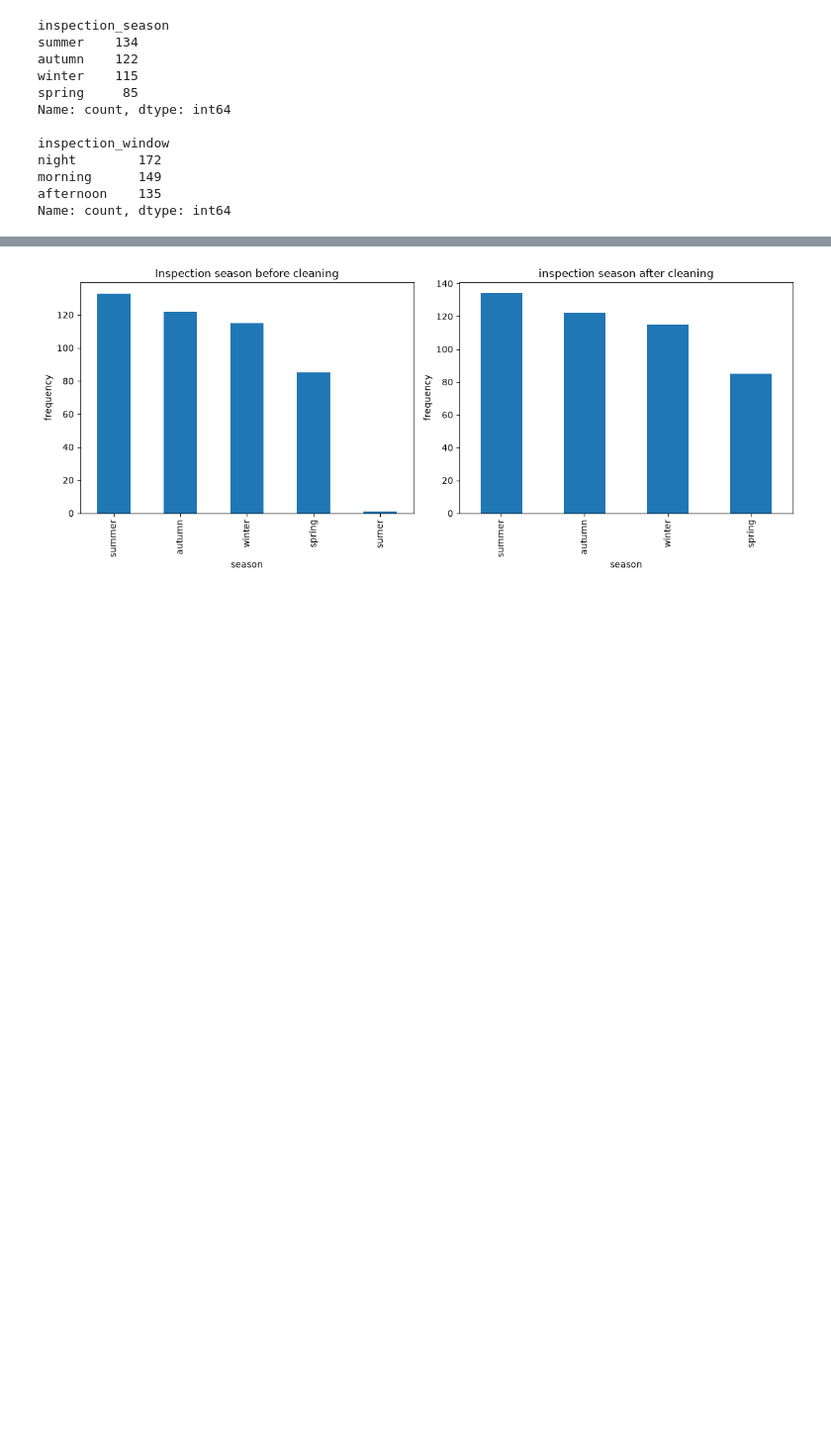
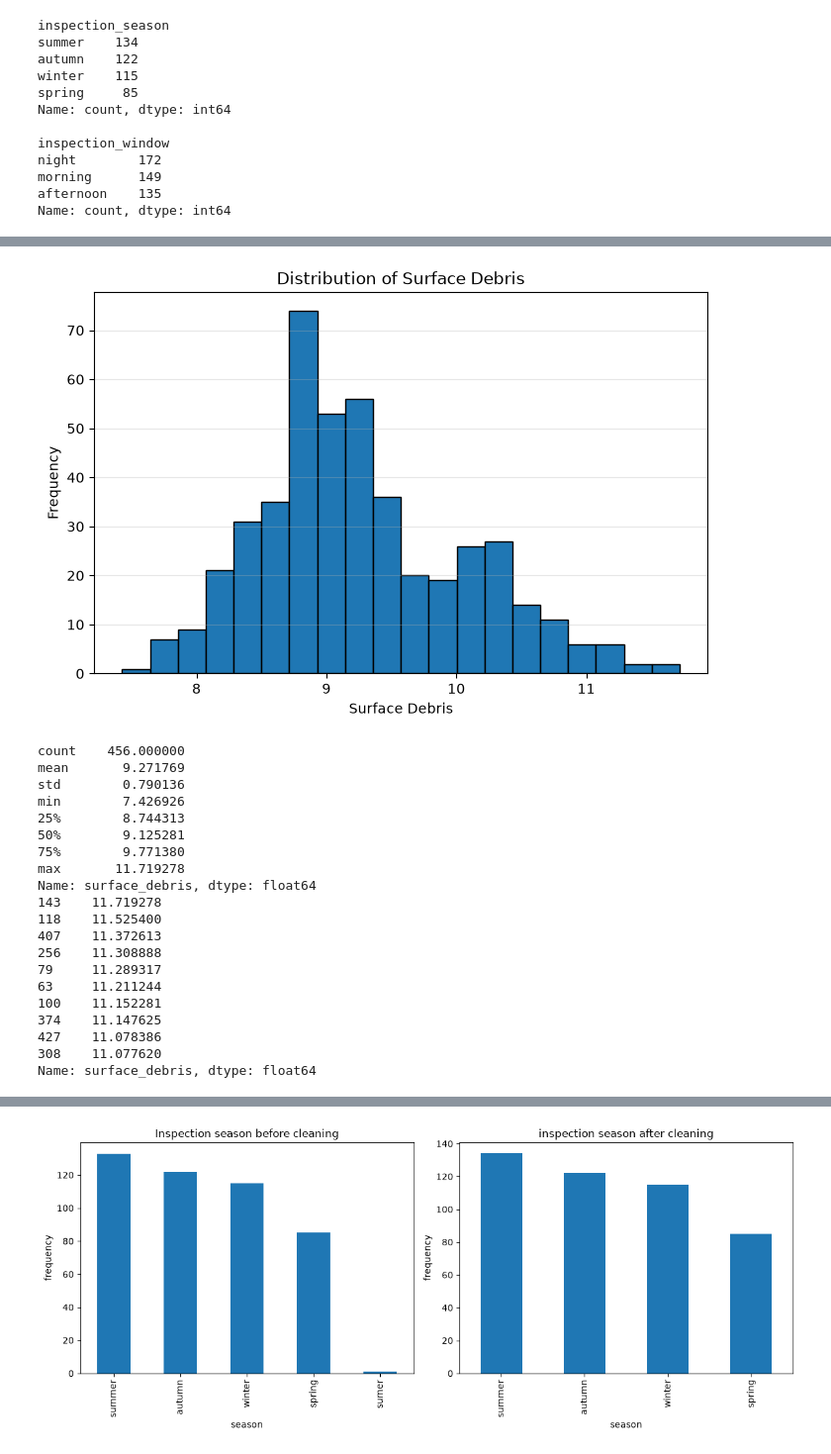
Before and after one commit to GoneVamshi/urban-infrastructure-ml, a Jupyter notebook: notebooks/analysis.ipynb, the cells around one changed output, grey strips where cells are left out. Shown at 99% size. Drawn from its saved outputs; the diff is of its cells as text; code cells hidden in the pictures; blank space fills up the shorter version.

```diff
--- a/notebooks/analysis.ipynb
+++ b/notebooks/analysis.ipynb
@@ -446,0 +631,36 @@ Name: count, dtype: int64
+# %%
+plt.figure(figsize=(8, 5))
+
+plt.hist(df_clean["surface_debris"].dropna(), bins=20, edgecolor="black")
+
+plt.title("Distribution of Surface Debris")
+plt.xlabel("Surface Debris")
+plt.ylabel("Frequency")
+plt.grid(axis="y", alpha=0.3)
+
+plt.show()
+
+print(df_clean["surface_debris"].describe())
+print(df_clean["surface_debris"].nlargest(10))
+# %% [output]
+[figure, added]
+count    456.000000
+mean       9.271769
+std        0.790136
+min        7.426926
+25%        8.744313
+50%        9.125281
+75%        9.771380
+max       11.719278
+Name: surface_debris, dtype: float64
+143    11.719278
+118    11.525400
+407    11.372613
+256    11.308888
+79     11.289317
+63     11.211244
+100    11.152281
+374    11.147625
+427    11.078386
+308    11.077620
+Name: surface_debris, dtype: float64
```
Also changed, not shown: parts of 11 cells of this notebook.
